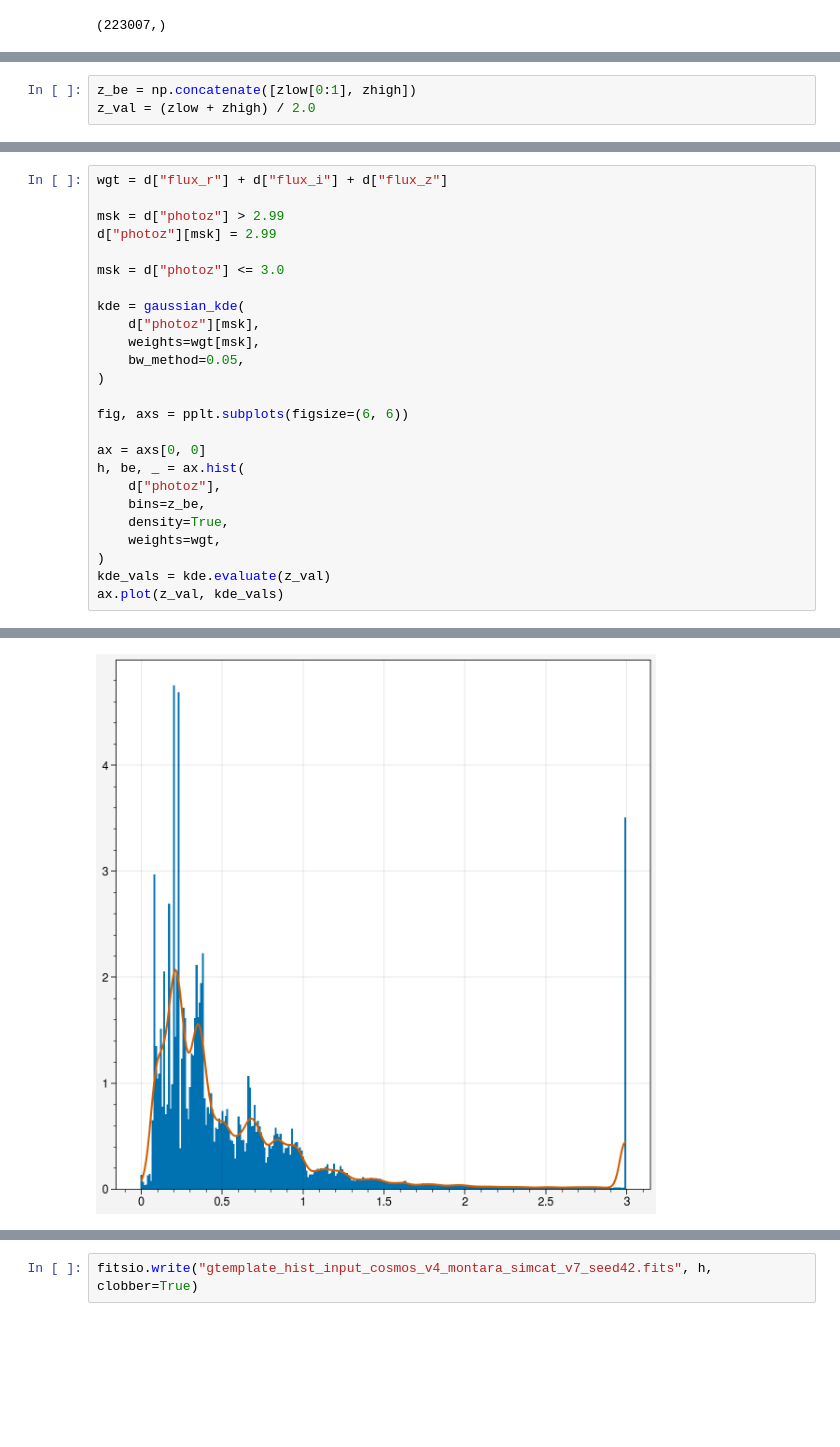
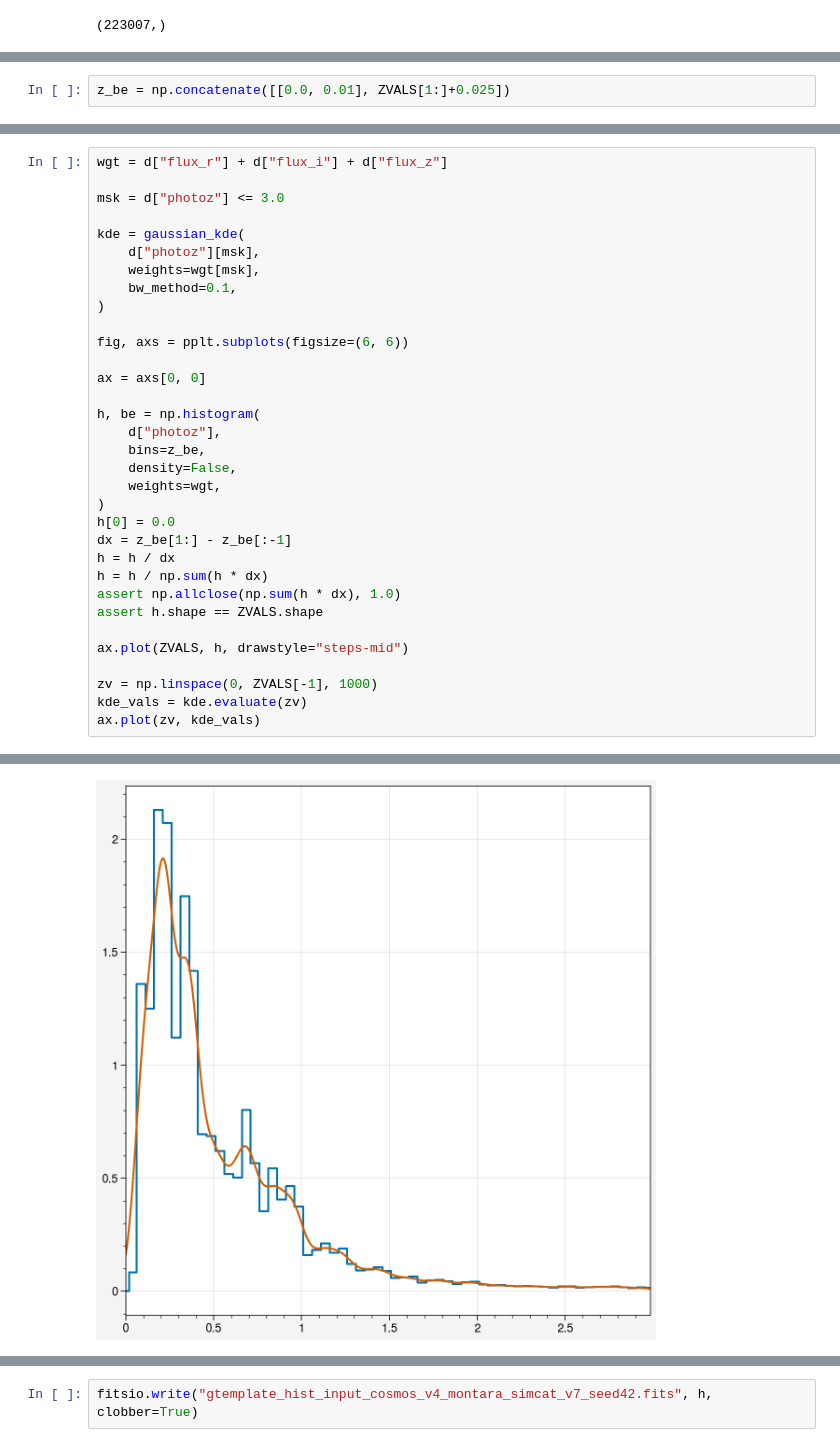
Before and after one commit to beckermr/des-y6-analysis, a Jupyter notebook: 2024_10_21_fgmodels/des-y6-nz-fits-gmodel-tests.ipynb, the cells around one changed output, grey strips where cells are left out. Saved outputs shown, nothing was run; the diff lists cells and outputs as text; blank space fills up the shorter version.

```diff
--- a/2024_10_21_fgmodels/des-y6-nz-fits-gmodel-tests.ipynb
+++ b/2024_10_21_fgmodels/des-y6-nz-fits-gmodel-tests.ipynb
@@ -23,6 +21,5 @@ zhigh = ds["catalog/sompz/pzdata/zhigh"][:]
 # %%
-z_be = np.concatenate([zlow[0:1], zhigh])
-z_val = (zlow + zhigh) / 2.0
+z_be = np.concatenate([[0.0, 0.01], ZVALS[1:]+0.025])
 # %%
 z_be
 # %% [output]
@@ -46,28 +32,36 @@ array([-0.005,  0.005,  0.015,  0.025,  0.035,  0.045,  0.055,  0.065,
 # %%
 wgt = d["flux_r"] + d["flux_i"] + d["flux_z"]
-
-msk = d["photoz"] > 2.99
-d["photoz"][msk] = 2.99
 
 msk = d["photoz"] <= 3.0
 
 kde = gaussian_kde(
     d["photoz"][msk],
     weights=wgt[msk],
-    bw_method=0.05,
+    bw_method=0.1,
 )
 
 fig, axs = pplt.subplots(figsize=(6, 6))
 
 ax = axs[0, 0]
-h, be, _ = ax.hist(
+
+h, be = np.histogram(
     d["photoz"],
     bins=z_be,
-    density=True,
+    density=False,
     weights=wgt,
 )
-kde_vals = kde.evaluate(z_val)
-ax.plot(z_val, kde_vals)
+h[0] = 0.0
+dx = z_be[1:] - z_be[:-1]
+h = h / dx
+h = h / np.sum(h * dx)
+assert np.allclose(np.sum(h * dx), 1.0)
+assert h.shape == ZVALS.shape
+
+ax.plot(ZVALS, h, drawstyle="steps-mid")
+
+zv = np.linspace(0, ZVALS[-1], 1000)
+kde_vals = kde.evaluate(zv)
+ax.plot(zv, kde_vals)
 # %% [output]
 <a list of 1 Line2D objects>
-[figure, old version]
+[figure, new version]
```
Also changed, not shown: parts of 5 cells of this notebook, 7 other files.
